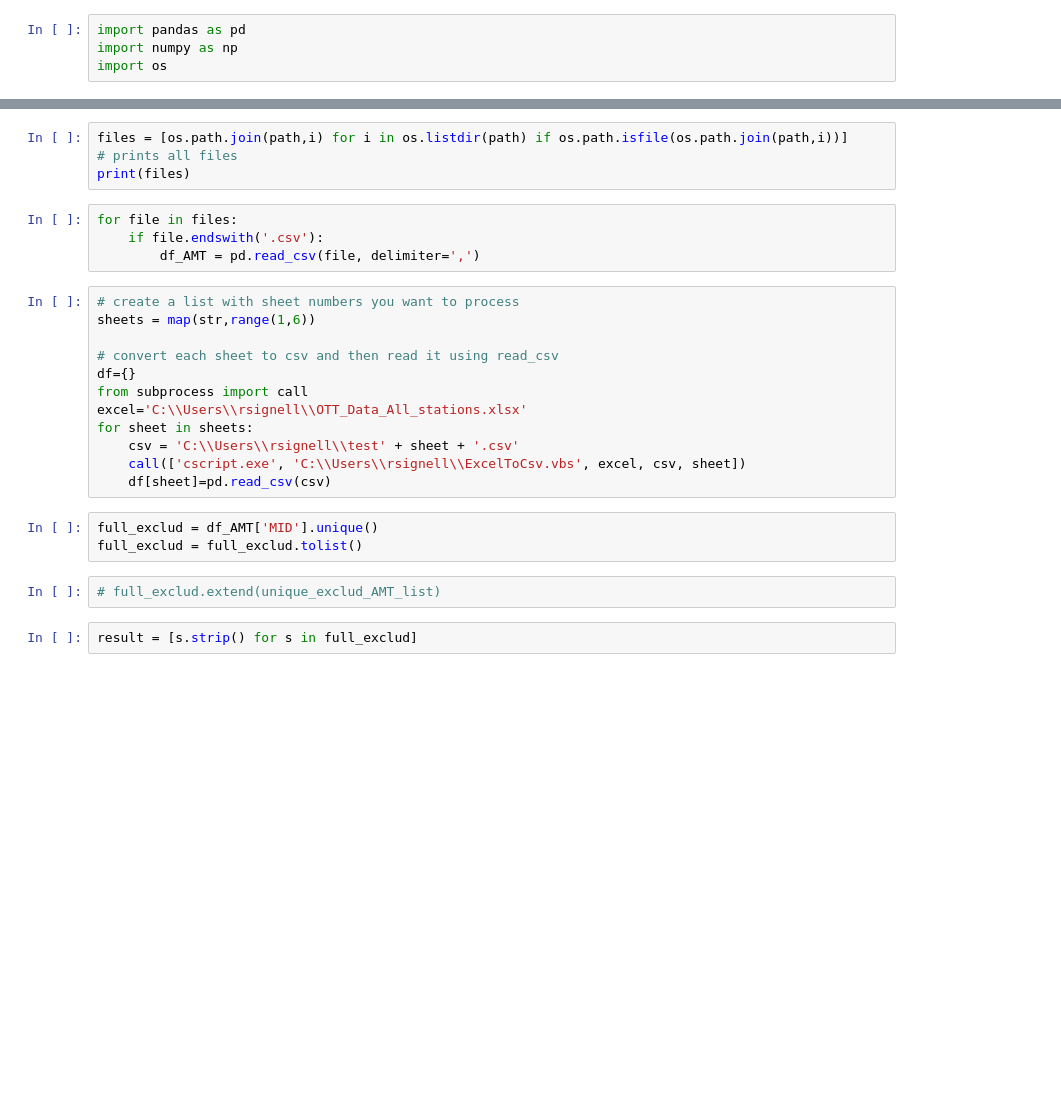
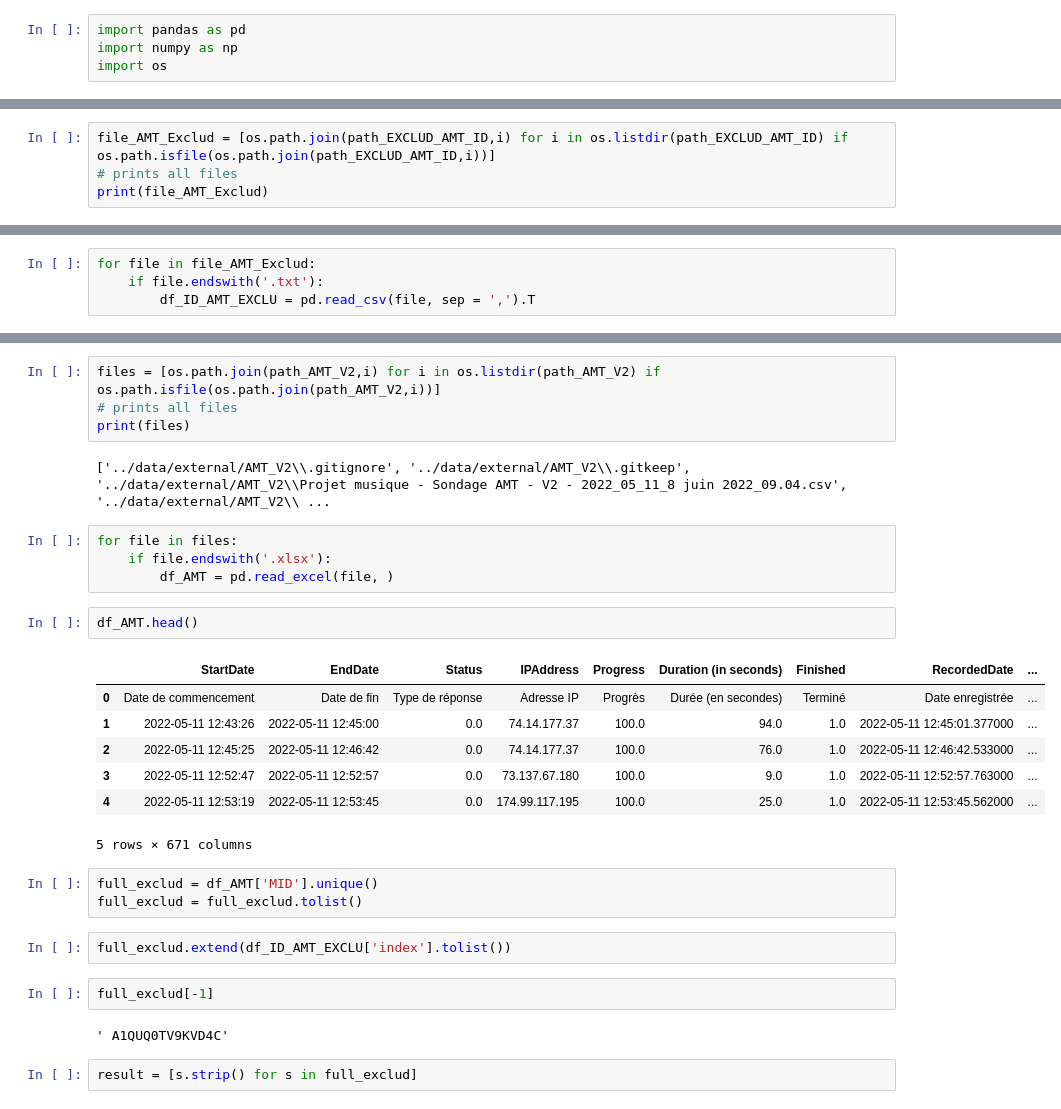
Before and after one commit to DavidGarson/music_storytelling, a Jupyter notebook: notebooks/AMT_V2.ipynb, the cells around one changed output, grey strips where cells are left out. Cells and saved outputs as stored; diff of their text form; blank space fills up the shorter version.

Commit message:
AMT exclusion added

```diff
--- a/notebooks/AMT_V2.ipynb
+++ b/notebooks/AMT_V2.ipynb
@@ -6,0 +8,4 @@ path = "../data/external/AMT_V2"
+# %%
+file_AMT_Exclud = [os.path.join(path_EXCLUD_AMT_ID,i) for i in os.listdir(path_EXCLUD_AMT_ID) if os.path.isfile(os.path.join(path_EXCLUD_AMT_ID,i))]
+# prints all files
+print(file_AMT_Exclud)
@@ -6,0 +14,4 @@ path = "../data/external/AMT_V2"
+# %%
+for file in file_AMT_Exclud:
+    if file.endswith('.txt'):
+        df_ID_AMT_EXCLU = pd.read_csv(file, sep = ',').T
@@ -7,27 +40,31 @@ path = "../data/external/AMT_V2"
 # %%
-files = [os.path.join(path,i) for i in os.listdir(path) if os.path.isfile(os.path.join(path,i))]
+files = [os.path.join(path_AMT_V2,i) for i in os.listdir(path_AMT_V2) if os.path.isfile(os.path.join(path_AMT_V2,i))]
 # prints all files
 print(files)
+# %% [output]
+['../data/external/AMT_V2\\.gitignore', '../data/external/AMT_V2\\.gitkeep', '../data/external/AMT_V2\\Projet musique - Sondage AMT - V2 - 2022_05_11_8 juin 2022_09.04.csv', '../data/external/AMT_V2\\ ...
 # %%
 for file in files:
-    if file.endswith('.csv'):
-        df_AMT = pd.read_csv(file, delimiter=',')
+    if file.endswith('.xlsx'):
+        df_AMT = pd.read_excel(file, )
-# %%
-# create a list with sheet numbers you want to process
-sheets = map(str,range(1,6))
-
-# convert each sheet to csv and then read it using read_csv
-df={}
-from subprocess import call
-excel='C:\\Users\\rsignell\\OTT_Data_All_stations.xlsx'
-for sheet in sheets:
-    csv = 'C:\\Users\\rsignell\\test' + sheet + '.csv'
-    call(['cscript.exe', 'C:\\Users\\rsignell\\ExcelToCsv.vbs', excel, csv, sheet])
-    df[sheet]=pd.read_csv(csv)
+# %%
+df_AMT.head()
+# %% [output]
+|  | StartDate | EndDate | Status | IPAddress | Progress | Duration (in seconds) | Finished | RecordedDate | ... |
+| 0 | Date de commencement | Date de fin | Type de réponse | Adresse IP | Progrès | Durée (en secondes) | Terminé | Date enregistrée | ... |
+| 1 | 2022-05-11 12:43:26 | 2022-05-11 12:45:00 | 0.0 | 74.14.177.37 | 100.0 | 94.0 | 1.0 | 2022-05-11 12:45:01.377000 | ... |
+| 2 | 2022-05-11 12:45:25 | 2022-05-11 12:46:42 | 0.0 | 74.14.177.37 | 100.0 | 76.0 | 1.0 | 2022-05-11 12:46:42.533000 | ... |
+| 3 | 2022-05-11 12:52:47 | 2022-05-11 12:52:57 | 0.0 | 73.137.67.180 | 100.0 | 9.0 | 1.0 | 2022-05-11 12:52:57.763000 | ... |
+| 4 | 2022-05-11 12:53:19 | 2022-05-11 12:53:45 | 0.0 | 174.99.117.195 | 100.0 | 25.0 | 1.0 | 2022-05-11 12:53:45.562000 | ... |
+5 rows × 671 columns
 # %%
 full_exclud = df_AMT['MID'].unique()
 full_exclud = full_exclud.tolist()
-# %%
-# full_exclud.extend(unique_exclud_AMT_list)
+# %%
+full_exclud.extend(df_ID_AMT_EXCLU['index'].tolist())
+# %%
+full_exclud[-1]
+# %% [output]
+' A1QUQ0TV9KVD4C'
 # %%
 result = [s.strip() for s in full_exclud]
```
Also changed, not shown: parts of 7 cells of this notebook, 4 other files.
